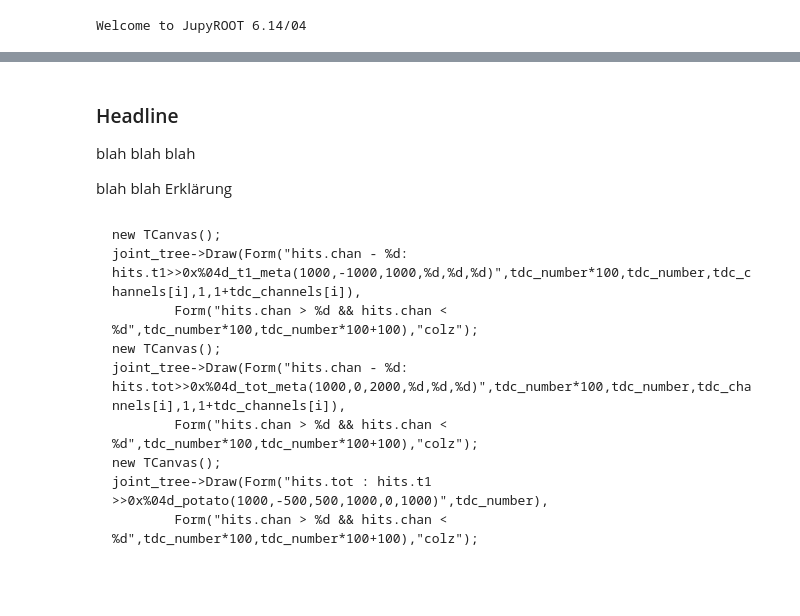
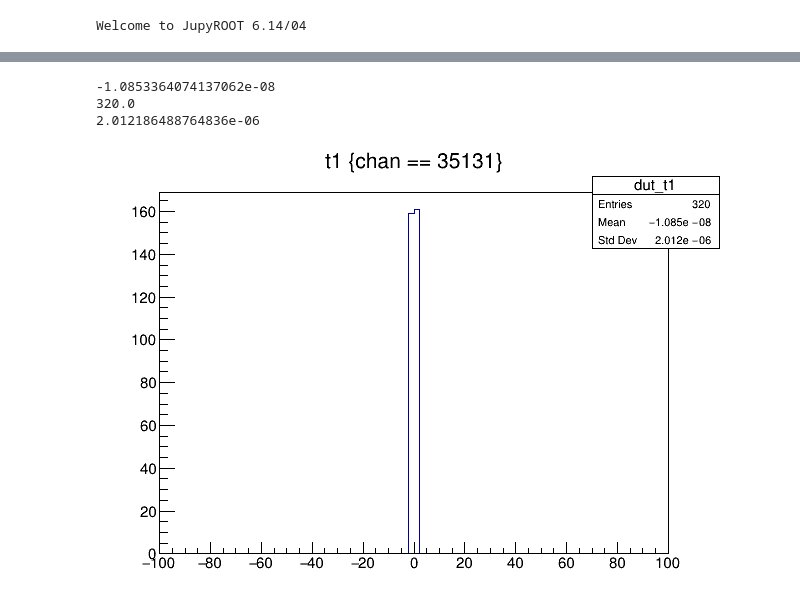
Before and after one commit to acidbourbon/PT_full_system, a Jupyter notebook: workdir/jupyter/fst_onthefly.ipynb, the cells around one changed output, grey strips where cells are left out. Drawn from its saved outputs; the diff is of its cells as text; code cells hidden in the pictures; blank space fills up the shorter version.

```diff
--- a/workdir/jupyter/fst_onthefly.ipynb
+++ b/workdir/jupyter/fst_onthefly.ipynb
@@ -55,15 +55,19 @@ c.Draw()
-# %% [markdown]
-### Headline ###
-blah blah blah
-
-blah blah Erklärung
-# %% [markdown]
-    new TCanvas();
-    joint_tree->Draw(Form("hits.chan - %d: hits.t1>>0x%04d_t1_meta(1000,-1000,1000,%d,%d,%d)",tdc_number*100,tdc_number,tdc_channels[i],1,1+tdc_channels[i]),
-            Form("hits.chan > %d && hits.chan < %d",tdc_number*100,tdc_number*100+100),"colz");
-    new TCanvas();
-    joint_tree->Draw(Form("hits.chan - %d: hits.tot>>0x%04d_tot_meta(1000,0,2000,%d,%d,%d)",tdc_number*100,tdc_number,tdc_channels[i],1,1+tdc_channels[i]),
-            Form("hits.chan > %d && hits.chan < %d",tdc_number*100,tdc_number*100+100),"colz");
-    new TCanvas();
-    joint_tree->Draw(Form("hits.tot : hits.t1 >>0x%04d_potato(1000,-500,500,1000,0,1000)",tdc_number),
-            Form("hits.chan > %d && hits.chan < %d",tdc_number*100,tdc_number*100+100),"colz");
+# %%
+##################################################
+##              horiz scintillator              ##
+##################################################
+
+
+tdc=351
+chan = 31
+tree.Draw("t1>>dut_t1(100,-100,100)","chan == {:d}".format(tdc*100+chan),"colz")
+c.Draw()
+dut_t1 = f.Get("dut_t1")
+print(dut_t1.GetMean())
+print(dut_t1.GetEntries())
+print(dut_t1.GetStdDev())
+# %% [output]
+-1.0853364074137062e-08
+320.0
+2.012186488764836e-06
+[figure, added]
```
Also changed, not shown: parts of 4 cells of this notebook, 7 other files.
